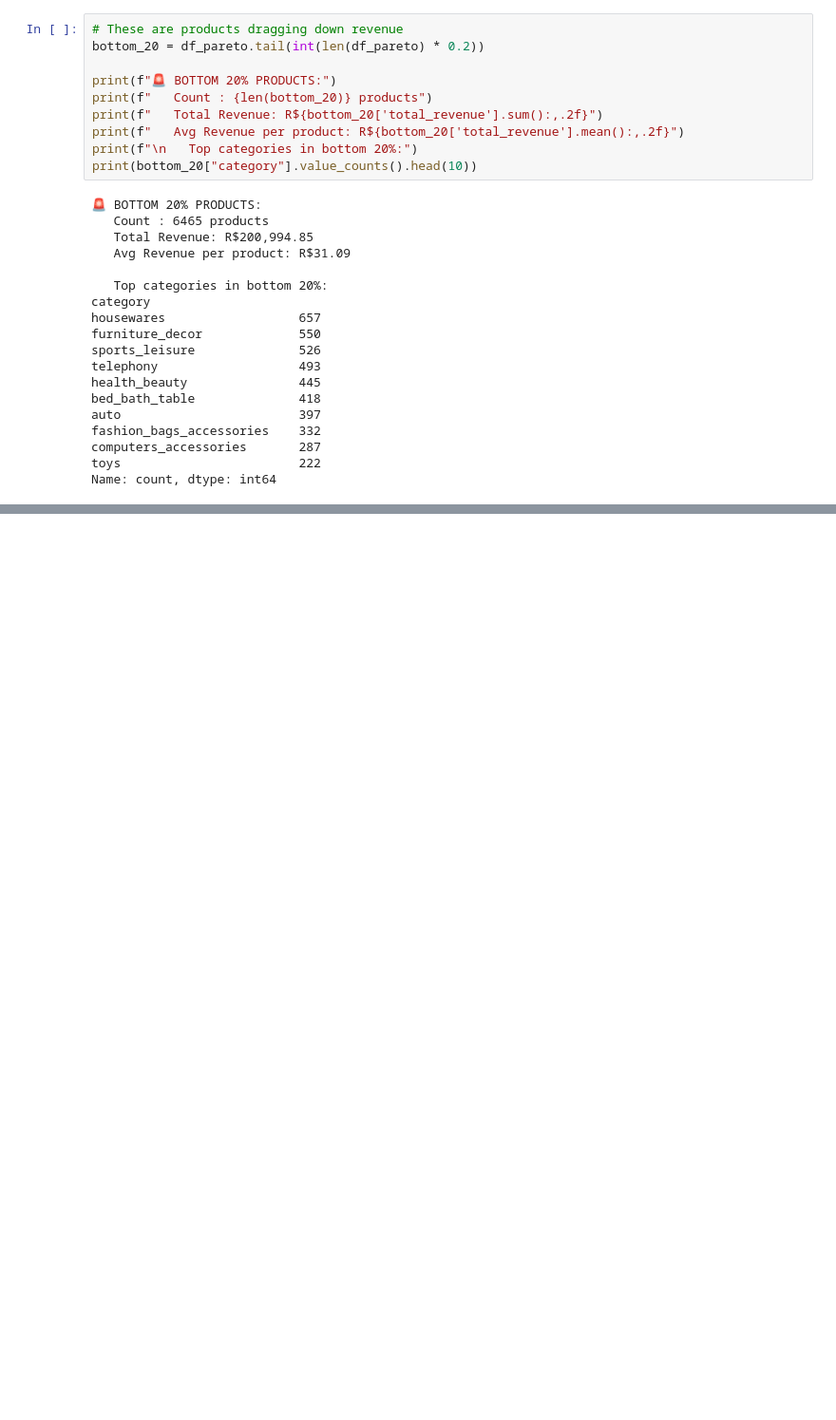
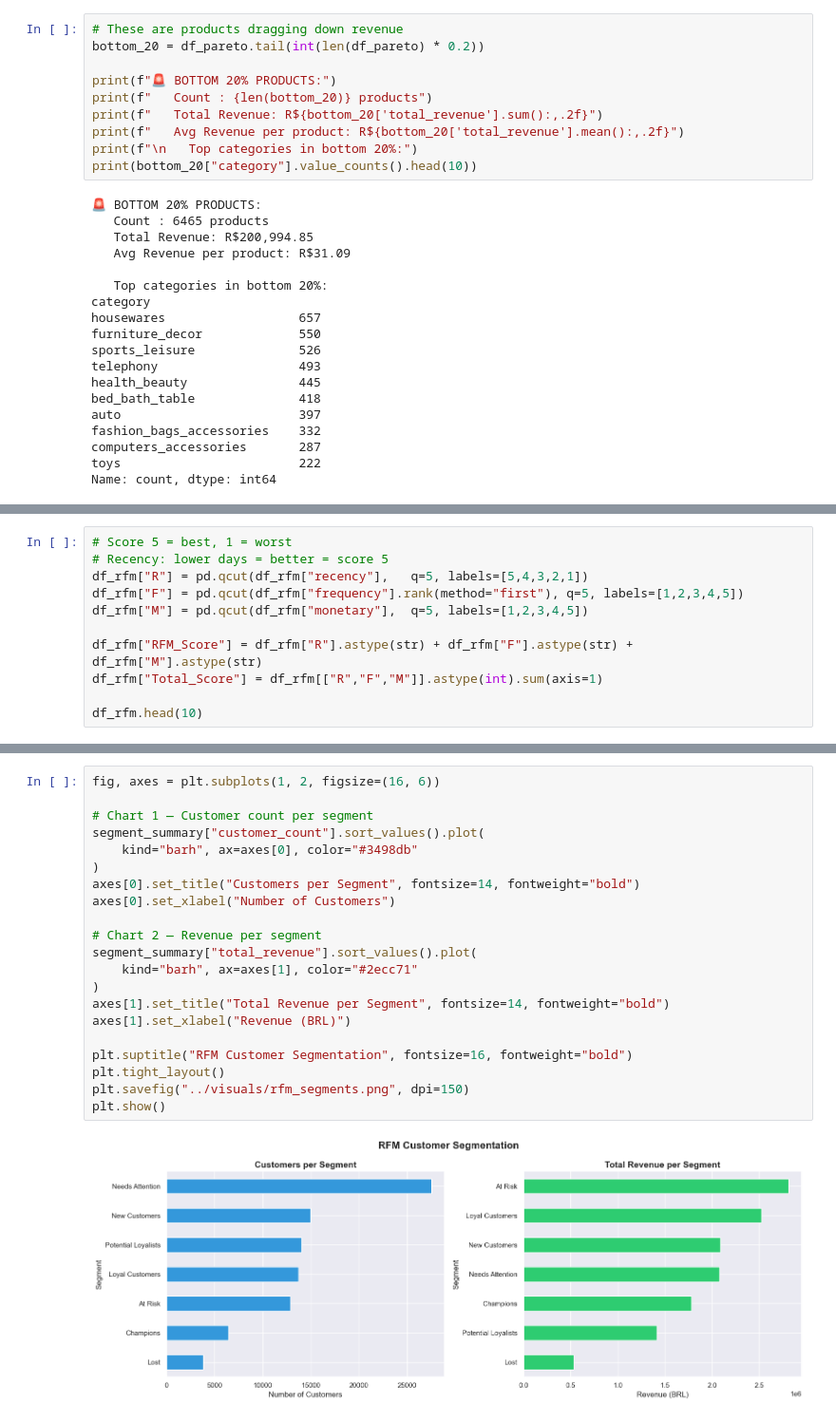
Before and after one commit to Ryanjo4432/revenue-leak-detection, a Jupyter notebook: notebooks/analysis.ipynb, the cells around one changed output, grey strips where cells are left out. Shown at 95% size. Saved outputs shown, nothing was run; the diff lists cells and outputs as text; blank space fills up the shorter version.

```diff
--- a/notebooks/analysis.ipynb
+++ b/notebooks/analysis.ipynb
@@ -365,0 +402,11 @@ Name: count, dtype: int64
+# %%
+# Score 5 = best, 1 = worst
+# Recency: lower days = better = score 5
+df_rfm["R"] = pd.qcut(df_rfm["recency"],   q=5, labels=[5,4,3,2,1])
+df_rfm["F"] = pd.qcut(df_rfm["frequency"].rank(method="first"), q=5, labels=[1,2,3,4,5])
+df_rfm["M"] = pd.qcut(df_rfm["monetary"],  q=5, labels=[1,2,3,4,5])
+
+df_rfm["RFM_Score"] = df_rfm["R"].astype(str) + df_rfm["F"].astype(str) + df_rfm["M"].astype(str)
+df_rfm["Total_Score"] = df_rfm[["R","F","M"]].astype(int).sum(axis=1)
+
+df_rfm.head(10)
@@ -365,0 +479,23 @@ Name: count, dtype: int64
+# %%
+fig, axes = plt.subplots(1, 2, figsize=(16, 6))
+
+# Chart 1 — Customer count per segment
+segment_summary["customer_count"].sort_values().plot(
+    kind="barh", ax=axes[0], color="#3498db"
+)
+axes[0].set_title("Customers per Segment", fontsize=14, fontweight="bold")
+axes[0].set_xlabel("Number of Customers")
+
+# Chart 2 — Revenue per segment
+segment_summary["total_revenue"].sort_values().plot(
+    kind="barh", ax=axes[1], color="#2ecc71"
+)
+axes[1].set_title("Total Revenue per Segment", fontsize=14, fontweight="bold")
+axes[1].set_xlabel("Revenue (BRL)")
+
+plt.suptitle("RFM Customer Segmentation", fontsize=16, fontweight="bold")
+plt.tight_layout()
+plt.savefig("../visuals/rfm_segments.png", dpi=150)
+plt.show()
+# %% [output]
+[figure, added]
```
Also changed, not shown: parts of 6 cells of this notebook, 2 other files.
